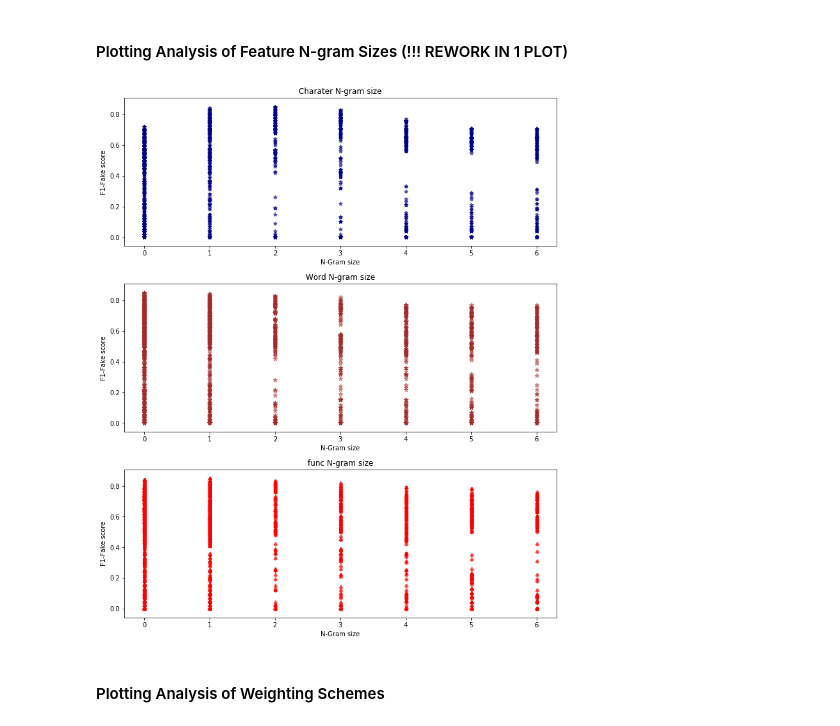
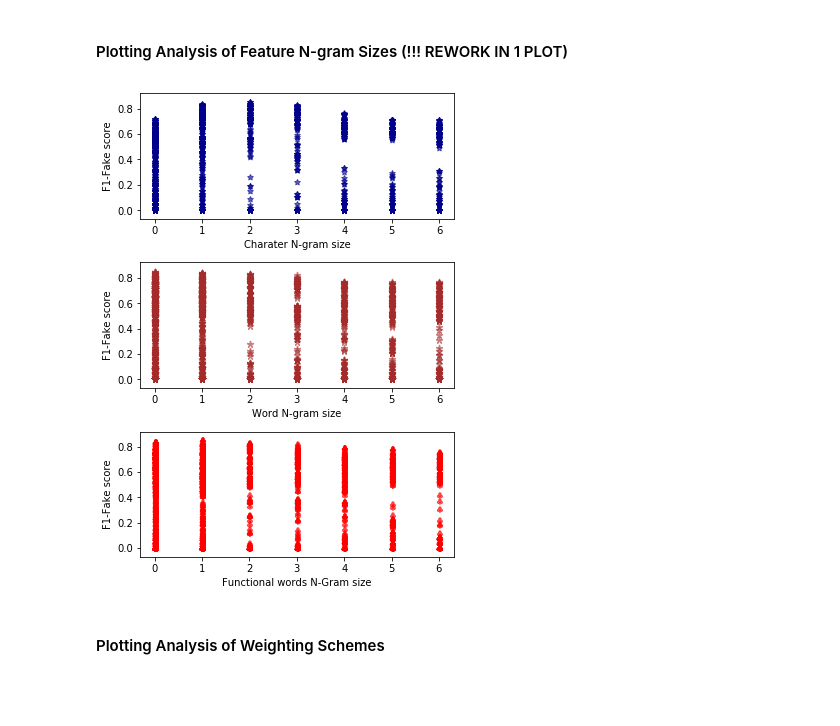
Before and after one commit to MaazAmjad/Urdu_Fake_News, a Jupyter notebook: ResultAnalysis.ipynb, the cells around one changed output. Saved outputs shown, nothing was run; the diff lists cells and outputs as text; code cells hidden in the pictures; blank space fills up the shorter version.

```diff
--- a/ResultAnalysis.ipynb
+++ b/ResultAnalysis.ipynb
@@ -611,30 +611,27 @@ Name: weight scheme, dtype: int64
 # %%
 from matplotlib import pyplot as plt
 
-figure, ax = plt.subplots(ncols=1, nrows=3, figsize=(10, 12), constrained_layout=True)
+figure, ax = plt.subplots(ncols=1, nrows=3, figsize=(5, 7), constrained_layout=True)
 
 
 ax[0].scatter(results['char N-gram'], results['f1_fake'], alpha=0.6, color='darkblue', marker=(5, 1))
-ax[0].set_title('Charater N-gram size')
-ax[0].set_xlabel('N-Gram size')
+ax[0].set_xlabel('Charater N-gram size')
 ax[0].set_ylabel('F1-Fake score')
 
 
 
 ax[1].scatter(results['word N-gram'], results['f1_fake'], alpha=0.6, color='brown', marker=(5, 2))
-ax[1].set_title('Word N-gram size')
-ax[1].set_xlabel('N-Gram size')
+ax[1].set_xlabel('Word N-gram size')
 ax[1].set_ylabel('F1-Fake score')
 
 
 ax[2].scatter(results['func N-gram'], results['f1_fake'], alpha=0.6, color='red', marker=r'$\clubsuit$')
-ax[2].set_title('func N-gram size')
-ax[2].set_xlabel('N-Gram size')
+ax[2].set_xlabel('Functional words N-Gram size')
 ax[2].set_ylabel('F1-Fake score')
 
 figure.savefig('Ngram.png')
 # %% [output]
-[figure, old version]
+[figure, new version]
 # %% [markdown]
 #### Plotting Analysis of Weighting Schemes
 # %%
```
Also changed, not shown: parts of 2 cells of this notebook.
